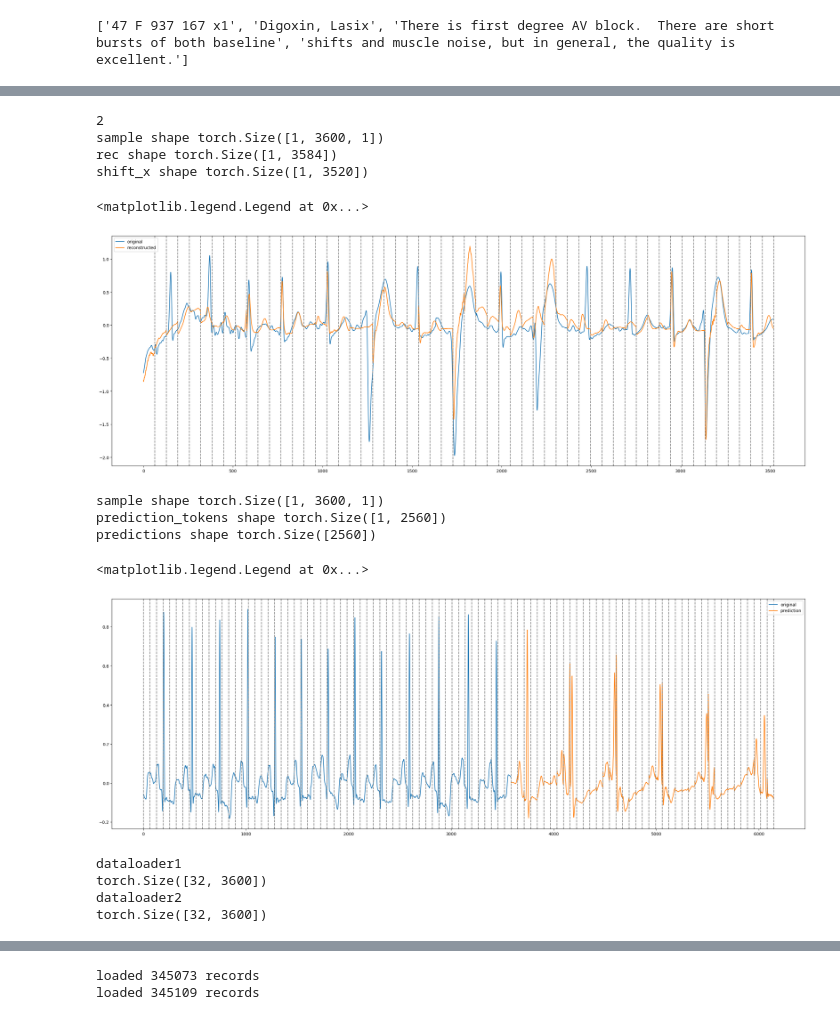
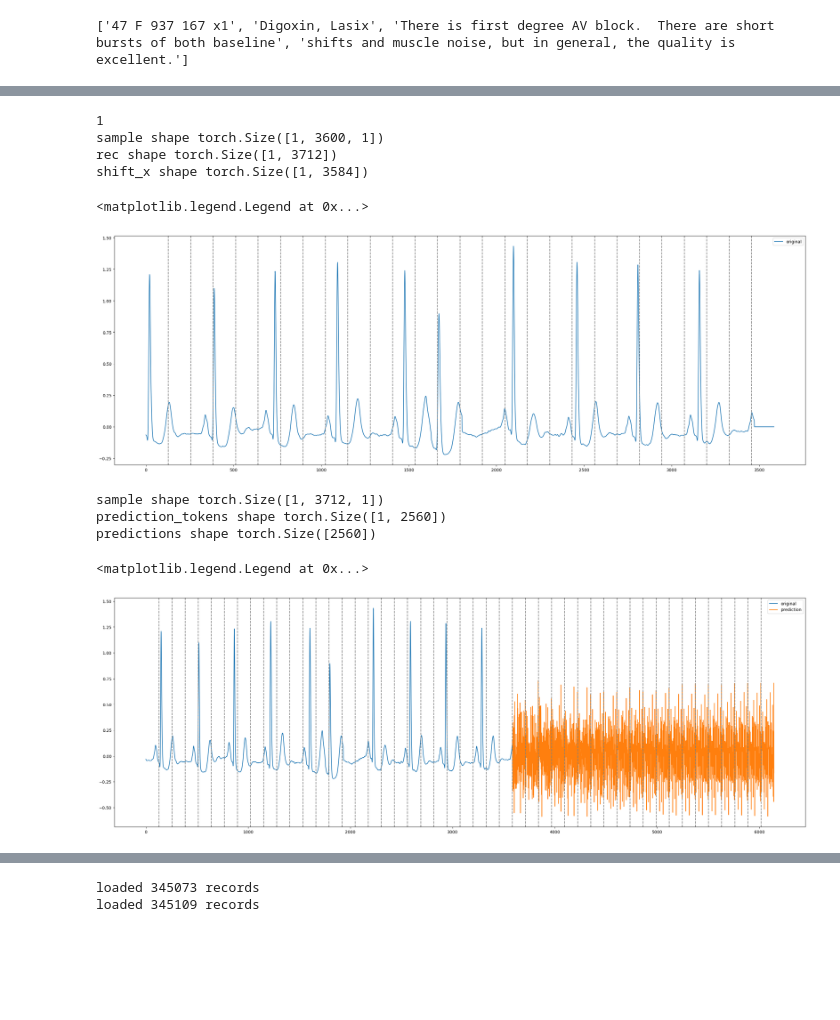
Before and after one commit to luna97/MIT-BIH_ecg_arrhytmia, a Jupyter notebook: test.ipynb, the cells around one changed output, grey strips where cells are left out. Cells and saved outputs as stored; diff of their text form; code cells hidden in the pictures; blank space fills up the shorter version.

```diff
--- a/test.ipynb
+++ b/test.ipynb
@@ -160,23 +159,33 @@ myxLSTM(
 # get one sample from the dataset
 import numpy as np
 from torch.utils.data import DataLoader
+from torch.nn import functional as F
 
 from dataset.mit_bih import ECGMITBIHDataset
-dataset = ECGMITBIHDataset('/media/Volume/data/MIT-BHI/data/', subset='test', num_leads=1, oversample=False, random_shift=False, patch_size=patch_size, normalize=False, nkclean=True)
+dataset = ECGMITBIHDataset('/media/Volume/data/MIT-BHI/data/', subset='train', num_leads=1, oversample=False, random_shift=False, patch_size=patch_size, normalize=False, nkclean=True)
+# first index of non zero label
+# vars = []
+
 
 xlstm = xlstm.to('cuda')
 xlstm.eval()
-# idx with V: 16799
+# idx with S: 420
+# idx with v: 1967
+# idx with F: 4362
+# idx with Q: 360
+# idx with N: 7544
 # get test dataset
-sample = dataset[16799]
+sample = dataset[420]
 print(sample['label'])
 tab_data = sample['tab_data']
 sample = sample['signal'].to('cuda').unsqueeze(0)
 print('sample shape', sample.shape)
 
+sample = F.pad(sample, (0, 0, 0, patch_size - sample.shape[1] % patch_size))
+
 reconstruct, _, _, _ = xlstm.reconstruct(sample, tab_data) # [batch_size, seq_len // 64, patch_size]
-shift_x = sample[:, :reconstruct.shape[1]]
-shift_x = shift_x[:, patch_size:].squeeze()
+#shift_x = sample[:, :reconstruct.shape[1]]
+shift_x = sample[:, patch_size:].squeeze()
 
 
 shift_reconstruct = reconstruct[:, :-patch_size]
@@ -192,18 +201,18 @@ print('shift_x shape', shift_x.shape)
 import matplotlib.pyplot as plt
 plt.figure(figsize=(30, 10))
 plt.plot(shift_x.squeeze().cpu().numpy(), label='original')
-plt.plot(shift_reconstruct.squeeze().detach().cpu().numpy(), label='reconstructed')
+# plt.plot(shift_reconstruct.squeeze().detach().cpu().numpy(), label='reconstructed')
 # add a pipe avery 64 samples
-for i in range(1, 3600 // 64):
-    plt.axvline(x=64*i, color='gray', linestyle='--')
+for i in range(1, sample.shape[1] // patch_size - 1):
+    plt.axvline(x=patch_size*i, color='gray', linestyle='--')
 plt.legend()
 # %% [output]
-2
+1
 sample shape torch.Size([1, 3600, 1])
-rec shape torch.Size([1, 3584])
-shift_x shape torch.Size([1, 3520])
+rec shape torch.Size([1, 3712])
+shift_x shape torch.Size([1, 3584])
 <matplotlib.legend.Legend at 0x...>
-[figure, old version]
+[figure, new version]
 # %%
 # given the sample predict a new signal
 
@@ -211,7 +220,7 @@ shift_x shape torch.Size([1, 3520])
 #sample = sample[:, :600]
 print('sample shape', sample.shape)
 prediction_tokens = torch.zeros([1, 0]).to('cuda')
-for i in range(0, 40):
+for i in range(0, 20):
     if i == 0:
         new_sample = sample
     else:
@@ -219,54 +228,36 @@ for i in range(0, 40):
         # print('flatten_preds shape', flatten_preds.shape)
         # print('sample shape', sample.shape)
         new_sample = torch.cat([sample, flatten_preds.unsqueeze(-1)], dim=1)
         # print('new_sample shape', new_sample.shape)
     # print('new_sample shape', new_sample.shape)
     r1, r2, r3, r4 = xlstm.reconstruct(new_sample, tab_data=tab_data)
     # print('reconstruct shape', reconstruct.shape)
     # the last token is the prediction
     p1 = r1[:, -patch_size:]
     p2 = r2[:, -patch_size:]
     p3 = r3[:, -patch_size:]
     p4 = r4[:, -patch_size:]
     # print('prediction shape', prediction.shape)
     # print('prediction_tokens shape', prediction_tokens.shape)
     # print('prediction shape', prediction.shape)
     # print('prediction_tokens shape', prediction_tokens.shape)
     prediction_tokens = torch.cat([prediction_tokens, p1], dim=1) #, p2, p3, p4], dim=1)
-    # print('prediction_tokens shape', prediction_tokens.shape)
 
 print('prediction_tokens shape', prediction_tokens.shape)
 predictions = prediction_tokens.squeeze().view(-1)
 print('predictions shape', predictions.shape)
 
-rest = len(sample[0]) % 64
 # plot the signal
 plt.figure(figsize=(30, 10))
-plt.plot(sample[0, :-rest].squeeze().cpu().numpy(), label='original')
-plt.plot(range(len(sample[0, :-rest]), len(sample[0, :-rest]) + len(predictions)), predictions.detach().cpu().numpy(), label='prediction')
+plt.plot(sample[0, :-patch_size].squeeze().cpu().numpy(), label='original')
+plt.plot(range(len(sample[0, :-patch_size]), len(sample[0, :-patch_size]) + len(predictions)), predictions.detach().cpu().numpy(), label='prediction')
 # add a pipe avery 64 samples
-for i in range(0, (len(sample[0]) + len(predictions)) // 64 + 1):
-   plt.axvline(x=64*i, color='gray', linestyle='--')
+for i in range(1, (len(sample[0]) + len(predictions)) // patch_size -1):
+   plt.axvline(x=patch_size*i, color='gray', linestyle='--')
 plt.legend()
 # %% [output]
-sample shape torch.Size([1, 3600, 1])
+sample shape torch.Size([1, 3712, 1])
 prediction_tokens shape torch.Size([1, 2560])
 predictions shape torch.Size([2560])
 <matplotlib.legend.Legend at 0x...>
-[figure, old version]
+[figure, new version]
-# %%
-import dataset.mit_bih as mit_bih
-import dataset.code_15 as code_15
-d1 = ECGMITBIHDataset('/media/Volume/data/MIT-BHI/data/', subset='test', num_leads=1, oversample=False, random_shift=False, patch_size=64, normalize=True)
-dataloader1 = DataLoader(d1, batch_size=32, shuffle=False, collate_fn=mit_bih.collate_fn)
-dataloader2 = DataLoader(d1, batch_size=32, shuffle=False, collate_fn=code_15.collate_fn)
-
-print('dataloader1')
-print(next(iter(dataloader1))['signal'].shape)
-print('dataloader2')
-print(next(iter(dataloader2))['signal'].shape)
-# %% [output]
-dataloader1
-torch.Size([32, 3600])
-dataloader2
-torch.Size([32, 3600])
```
Also changed, not shown: parts of 7 cells of this notebook, 15 other files.
